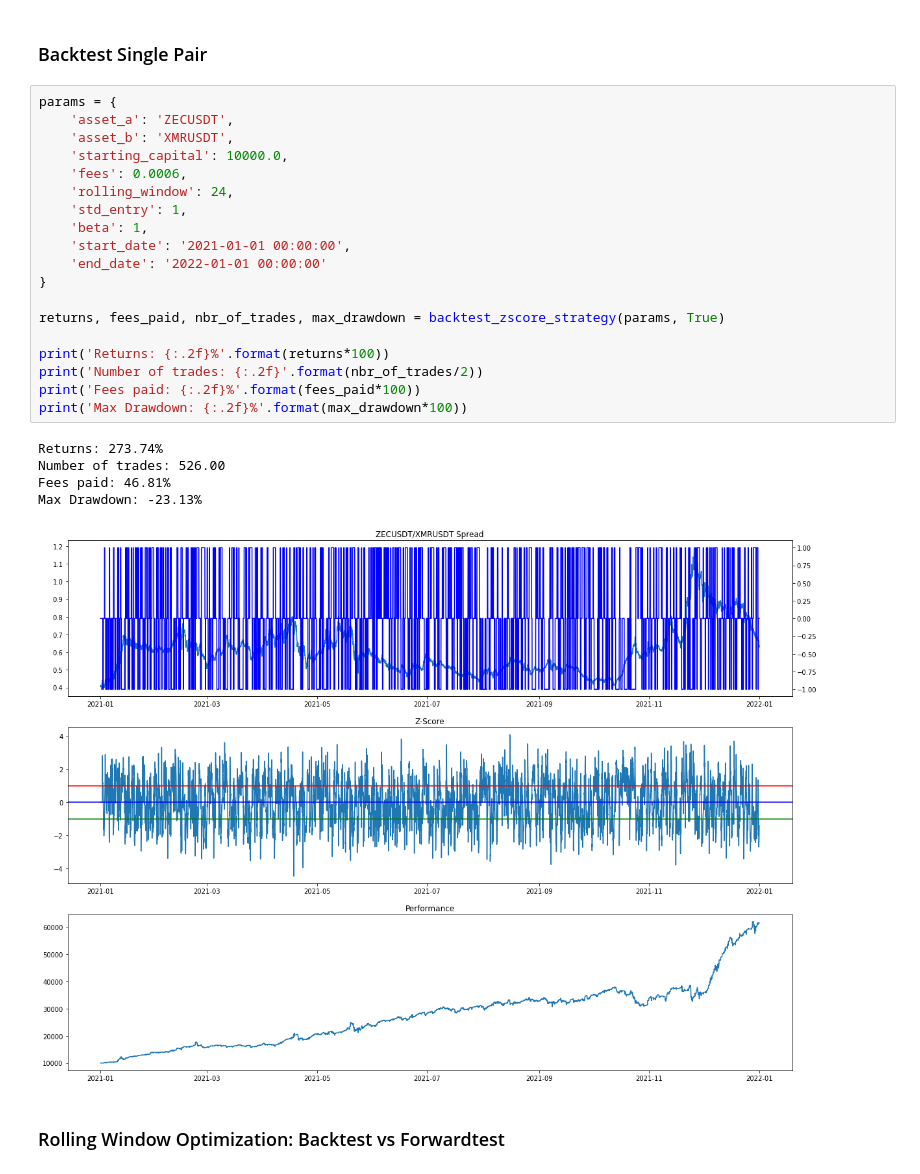
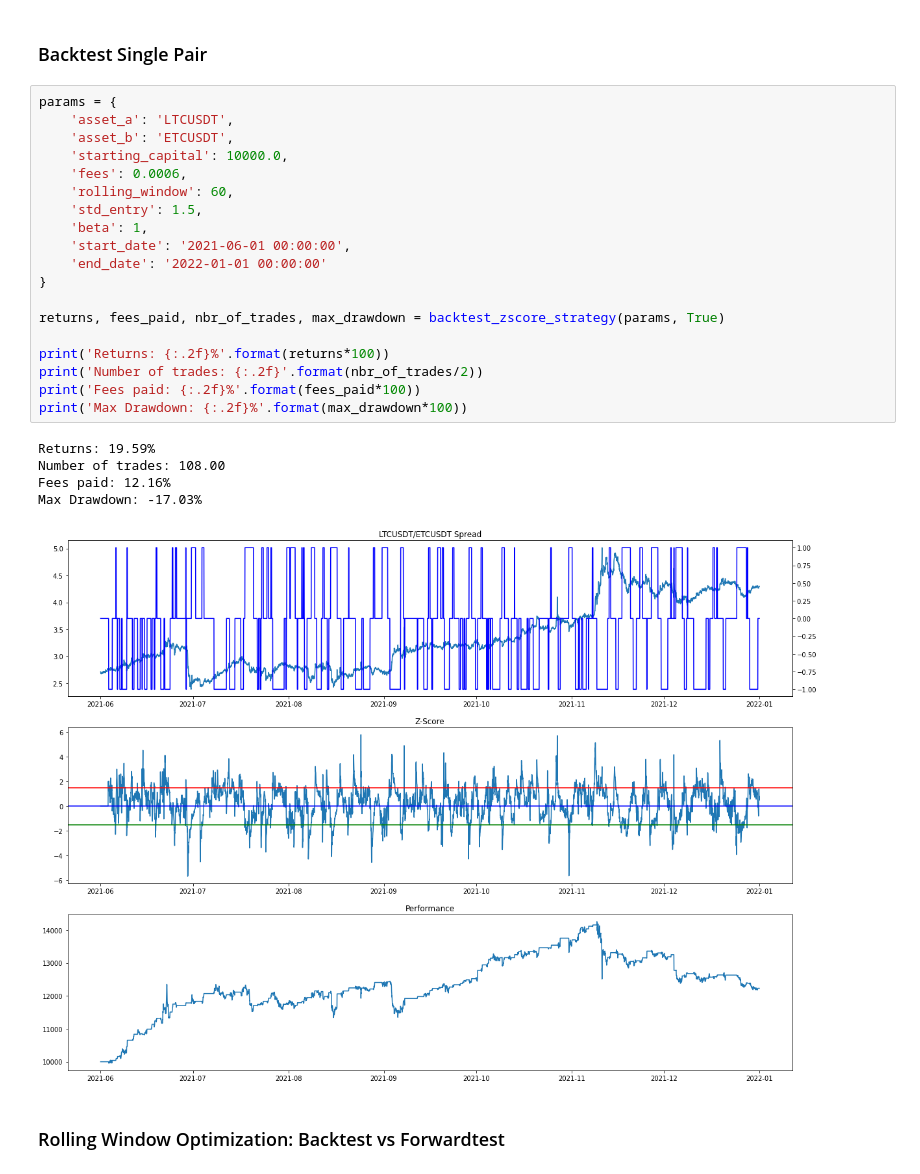
Before and after one commit to walidarbtg/cointegration, a Jupyter notebook: Z-Score Optimal Lookback Window.ipynb, the cells around one changed output. Saved outputs shown, nothing was run; the diff lists cells and outputs as text.

```diff
--- a/Z-Score Optimal Lookback Window.ipynb
+++ b/Z-Score Optimal Lookback Window.ipynb
@@ -188,29 +188,29 @@ def backtest_zscore_strategy(params, visualize=True):
 ### Backtest Single Pair
 # %%
 params = {
-    'asset_a': 'ZECUSDT',
-    'asset_b': 'XMRUSDT',
+    'asset_a': 'LTCUSDT',
+    'asset_b': 'ETCUSDT',
     'starting_capital': 10000.0,
     'fees': 0.0006,
-    'rolling_window': 24,
-    'std_entry': 1,
+    'rolling_window': 60,
+    'std_entry': 1.5,
     'beta': 1,
-    'start_date': '2021-01-01 00:00:00',
+    'start_date': '2021-06-01 00:00:00',
     'end_date': '2022-01-01 00:00:00'
 }
 
 returns, fees_paid, nbr_of_trades, max_drawdown = backtest_zscore_strategy(params, True)
 
 print('Returns: {:.2f}%'.format(returns*100))
 print('Number of trades: {:.2f}'.format(nbr_of_trades/2))
 print('Fees paid: {:.2f}%'.format(fees_paid*100))
 print('Max Drawdown: {:.2f}%'.format(max_drawdown*100))
 # %% [output]
-Returns: 273.74%
-Number of trades: 526.00
-Fees paid: 46.81%
-Max Drawdown: -23.13%
+Returns: 19.59%
+Number of trades: 108.00
+Fees paid: 12.16%
+Max Drawdown: -17.03%
-[figure, old version]
+[figure, new version]
 # %% [markdown]
 ### Rolling Window Optimization: Backtest vs Forwardtest
 # %%
```
Also changed, not shown: parts of 2 cells of this notebook.
